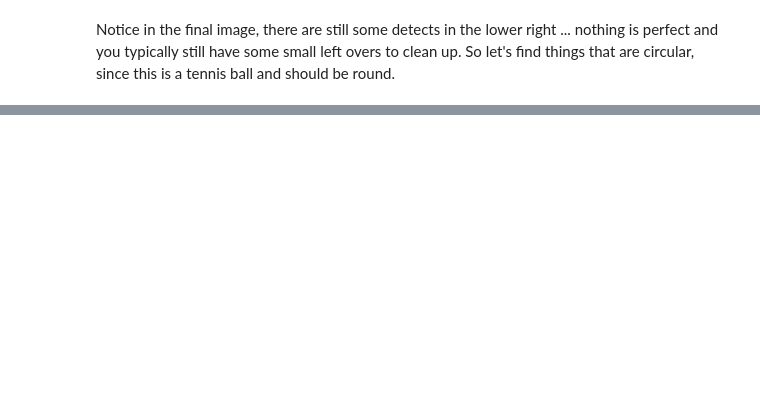
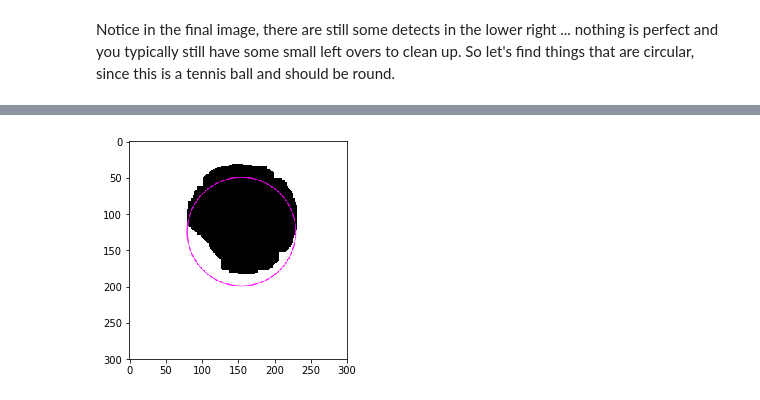
Before and after one commit to MarsUniversity/ece387-robotics, a Jupyter notebook: website/block_3_vision/lsn20/lsn20.ipynb, the cells around one changed output, grey strips where cells are left out. Drawn from its saved outputs; the diff is of its cells as text; code cells hidden in the pictures; blank space fills up the shorter version.

````diff
--- a/website/block_3_vision/lsn20/lsn20.ipynb
+++ b/website/block_3_vision/lsn20/lsn20.ipynb
@@ -86,6 +86,7 @@ plt.title('Dilate');
 Notice in the final image, there are still some detects in the lower right ... nothing is perfect and you typically still have some small left overs to clean up. So let's find things that are circular, since this is a tennis ball and should be round.
 # %%
 # search image for contours
+mask = dilate
 cnts = cv2.findContours(mask.copy(), cv2.RETR_EXTERNAL, cv2.CHAIN_APPROX_SIMPLE)[-2]
 
 print('Found {} objects'.format(len(cnts)))
@@ -178,3 +186,84 @@ im_with_keypoints = cv2.drawKeypoints(
 
 plt.imshow(im_with_keypoints)
 ```
+# %%
+def printParams(params):
+    print('[Parameters]')
+    print('  Repeatability: {}'.format(params.minRepeatability))
+    print('  Color[{}]'.format(params.filterByColor))
+    print('  Threshold[{}]: {}:{}'.format(
+        params.thresholdStep,
+        params.minThreshold,
+        params.maxThreshold))
+    print('  Inertia[{}]: {}/{}'.format(
+        params.filterByInertia,
+        params.minInertiaRatio,
+        params.minInertiaRatio))
+    print('  Area[{}]: {}/{}'.format(
+        params.filterByArea,
+        params.minArea,params.maxArea))
+    print('  Convexity[{}]: {}/{}'.format(
+        params.filterByConvexity,
+        params.minConvexity,
+        params.maxConvexity))
+    print('  Circularity[{}]: {}/{}'.format(
+        params.filterByCircularity,
+        params.minCircularity,
+        params.maxCircularity))
+
+params = cv2.SimpleBlobDetector_Params()
+
+# Change thresholds
+# params.minThreshold = 10;
+# params.maxThreshold = 200;
+# params.minThreshold = 10;
+params.maxThreshold = 100;
+
+# Filter by Area.
+params.filterByArea = False
+# params.minArea = 1500
+
+# Filter by Circularity
+# params.filterByCircularity = True
+# params.minCircularity = .5
+
+# Filter by Convexity
+# params.filterByConvexity = False
+# params.minConvexity = 0.8
+
+# Filter by Inertia
+params.filterByInertia = False
+# params.minInertiaRatio = 0.01
+
+inv_mask2 = 255-mask
+inv_mask = 255*np.ones((300,300), dtype=np.uint8)
+# print(inv_mask.shape)
+
+
+inv_mask[0:183, 0:275] = inv_mask2
+
+printParams(params)
+
+detector = cv2.SimpleBlobDetector_create(params)
+
+keypoints = detector.detect(inv_mask)
+print('key points found: {}'.format(len(keypoints)))
+for k in keypoints:
+    print('> key point: {} {}'.format(k.pt, k.size))
+#     print(k.size)
+#     print(k.pt)
+#     cv2.circle(blob_img, (int(k.pt[0]), int(k.pt[1])), int(k.size), (255,0,255))
+
+blob_img = cv2.cvtColor(inv_mask,cv2.COLOR_GRAY2RGB)
+
+im_with_keypoints = cv2.drawKeypoints(
+    blob_img,
+    keypoints,
+    None,  # output image
+    (255,0,255),
+    cv2.DRAW_MATCHES_FLAGS_DRAW_RICH_KEYPOINTS)
+
+plt.imshow(im_with_keypoints);
+# plt.imshow(blob_img);
+# plt.colorbar()
+# %% [output]
@@ -181,3 +280,4 @@ plt.imshow(im_with_keypoints)
+[figure, added]
 # %% [markdown]
 
 -----------
````
Also changed, not shown: parts of 10 cells of this notebook, 1 other file.
